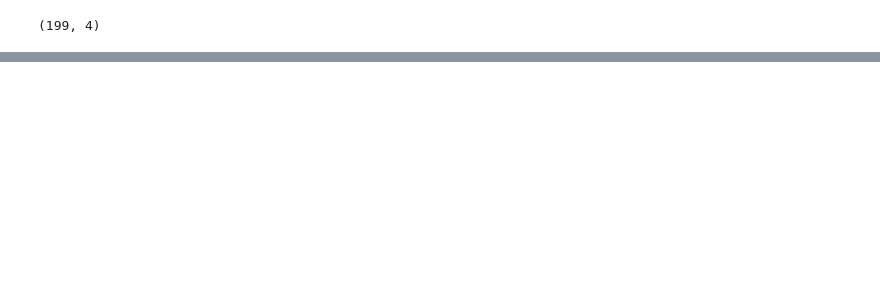
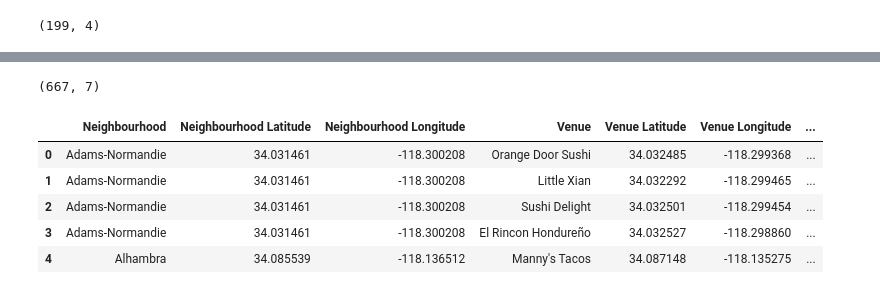
Before and after one commit to Ananya2001-an/Coursera_Capstone, a Jupyter notebook: Coursera_Capstone_IBM.ipynb, the cells around one changed output, grey strips where cells are left out. Drawn from its saved outputs; the diff is of its cells as text; code cells hidden in the pictures; blank space fills up the shorter version.

```diff
--- a/Coursera_Capstone_IBM.ipynb
+++ b/Coursera_Capstone_IBM.ipynb
@@ -246,0 +292,8 @@ KeyError: 'groups'
+# %%
+#fetch only the restaurant venues
+
+ven_rest = []
+for item in ven_category:
+    if item.split()[-1] == 'Restaurant':
+        ven_rest.append(item)
+ven_rest
@@ -246,0 +318,16 @@ KeyError: 'groups'
+# %%
+LA_ven_rest = LA_venues[LA_venues['Venue Category'].isin(ven_rest)]
+print(LA_ven_rest.shape)
+# %% [output]
+(667, 7)
+# %%
+LA_ven_rest.reset_index(inplace = True)
+# %%
+LA_ven_rest.head()
+# %% [output]
+|  | Neighbourhood | Neighbourhood Latitude | Neighbourhood Longitude | Venue | Venue Latitude | Venue Longitude | ... |
+| 0 | Adams-Normandie | 34.031461 | -118.300208 | Orange Door Sushi | 34.032485 | -118.299368 | ... |
+| 1 | Adams-Normandie | 34.031461 | -118.300208 | Little Xian | 34.032292 | -118.299465 | ... |
+| 2 | Adams-Normandie | 34.031461 | -118.300208 | Sushi Delight | 34.032501 | -118.299454 | ... |
+| 3 | Adams-Normandie | 34.031461 | -118.300208 | El Rincon Hondureño | 34.032527 | -118.298860 | ... |
+| 4 | Alhambra | 34.085539 | -118.136512 | Manny's Tacos | 34.087148 | -118.135275 | ... |
```
Also changed, not shown: parts of 17 cells of this notebook, 2 other files.
